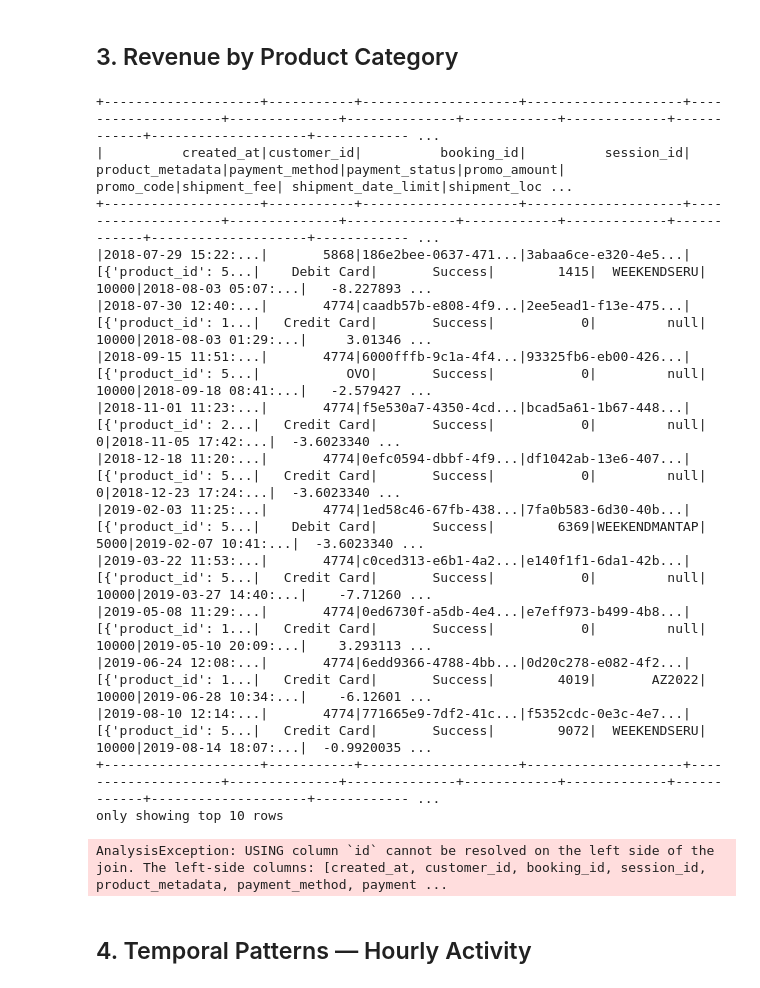
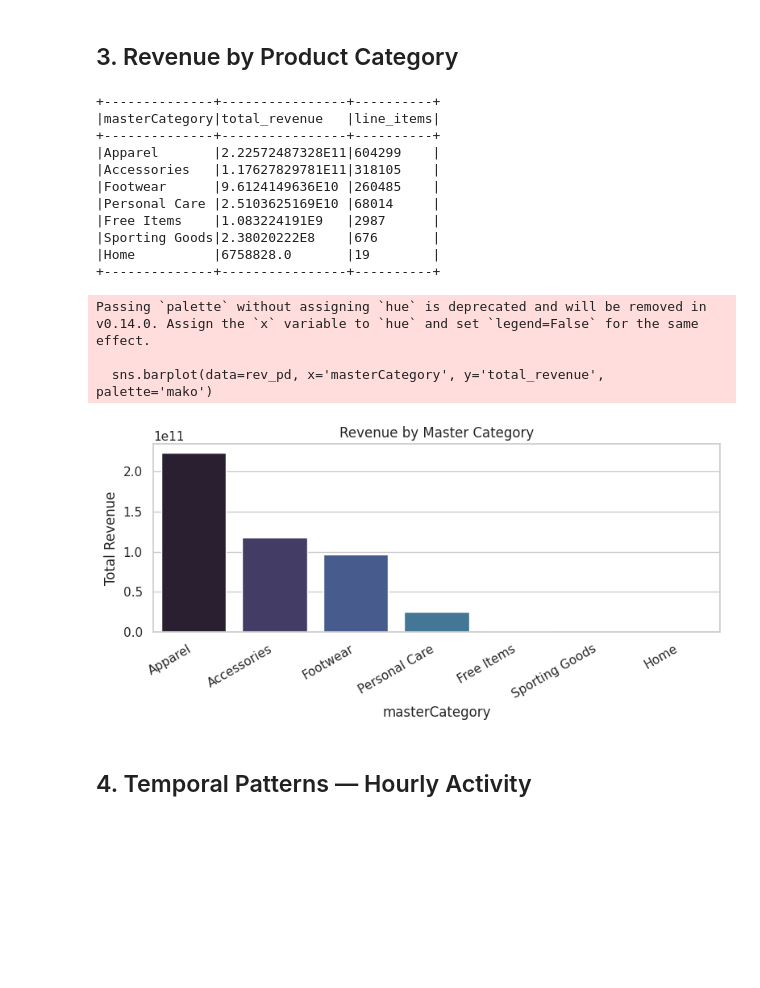
Before and after one commit to het7-5/Cloud_Comp_Project_Group_6, a Jupyter notebook: notebooks/eda.ipynb, the cells around one changed output. Drawn from its saved outputs; the diff is of its cells as text; code cells hidden in the pictures; blank space fills up the shorter version.

```diff
--- a/notebooks/eda.ipynb
+++ b/notebooks/eda.ipynb
@@ -53,29 +141,46 @@ NameError: name 'txns' is not defined
 # %% [markdown]
 ## 3. Revenue by Product Category
 # %%
-products_df = spark.read.parquet('../data/processed/products')
-# products_df.filter(products_df["id"] == 59263).show()
-txns.show(10)
-txns_enr = txns.join(products_df, 'id', 'left')
-rev_cat = txns_enr.groupBy('category').agg(_sum('transaction_total').alias('total_revenue'))
-rev_cat.orderBy('total_revenue', ascending=False).show(15)
+# transactions_exploded already has product_id; join to products_clean to bring masterCategory
+txns_enr = transactions.join(
+    products.select('product_id', 'masterCategory', 'subCategory'),
+    on='product_id', how='left'
+)
+
+# Revenue per line item = quantity * item_price (avoids double-count of total_amount across exploded rows)
+rev_cat = txns_enr \
+    .withColumn('line_revenue', F.col('quantity') * F.col('item_price')) \
+    .groupBy('masterCategory') \
+    .agg(_sum('line_revenue').alias('total_revenue'),
+         count('*').alias('line_items')) \
+    .orderBy('total_revenue', ascending=False)
+
+rev_cat.show(15, truncate=False)
+
+rev_pd = rev_cat.toPandas().dropna(subset=['masterCategory'])
+plt.figure(figsize=(8, 4))
+sns.barplot(data=rev_pd, x='masterCategory', y='total_revenue', palette='mako')
+plt.title('Revenue by Master Category')
+plt.ylabel('Total Revenue')
+plt.xticks(rotation=30, ha='right')
+plt.tight_layout()
+plt.show()
 # %% [output]
-+--------------------+-----------+--------------------+--------------------+--------------------+--------------+--------------+------------+-------------+------------+--------------------+------------ ...
-|          created_at|customer_id|          booking_id|          session_id|    product_metadata|payment_method|payment_status|promo_amount|   promo_code|shipment_fee| shipment_date_limit|shipment_loc ...
-+--------------------+-----------+--------------------+--------------------+--------------------+--------------+--------------+------------+-------------+------------+--------------------+------------ ...
-|2018-07-29 15:22:...|       5868|186e2bee-0637-471...|3abaa6ce-e320-4e5...|[{'product_id': 5...|    Debit Card|       Success|        1415|  WEEKENDSERU|       10000|2018-08-03 05:07:...|   -8.227893 ...
-|2018-07-30 12:40:...|       4774|caadb57b-e808-4f9...|2ee5ead1-f13e-475...|[{'product_id': 1...|   Credit Card|       Success|           0|         null|       10000|2018-08-03 01:29:...|     3.01346 ...
-|2018-09-15 11:51:...|       4774|6000fffb-9c1a-4f4...|93325fb6-eb00-426...|[{'product_id': 5...|           OVO|       Success|           0|         null|       10000|2018-09-18 08:41:...|   -2.579427 ...
-|2018-11-01 11:23:...|       4774|f5e530a7-4350-4cd...|bcad5a61-1b67-448...|[{'product_id': 2...|   Credit Card|       Success|           0|         null|           0|2018-11-05 17:42:...|  -3.6023340 ...
-|2018-12-18 11:20:...|       4774|0efc0594-dbbf-4f9...|df1042ab-13e6-407...|[{'product_id': 5...|   Credit Card|       Success|           0|         null|           0|2018-12-23 17:24:...|  -3.6023340 ...
-|2019-02-03 11:25:...|       4774|1ed58c46-67fb-438...|7fa0b583-6d30-40b...|[{'product_id': 5...|    Debit Card|       Success|        6369|WEEKENDMANTAP|        5000|2019-02-07 10:41:...|  -3.6023340 ...
-|2019-03-22 11:53:...|       4774|c0ced313-e6b1-4a2...|e140f1f1-6da1-42b...|[{'product_id': 5...|   Credit Card|       Success|           0|         null|       10000|2019-03-27 14:40:...|    -7.71260 ...
-|2019-05-08 11:29:...|       4774|0ed6730f-a5db-4e4...|e7eff973-b499-4b8...|[{'product_id': 1...|   Credit Card|       Success|           0|         null|       10000|2019-05-10 20:09:...|    3.293113 ...
-|2019-06-24 12:08:...|       4774|6edd9366-4788-4bb...|0d20c278-e082-4f2...|[{'product_id': 1...|   Credit Card|       Success|        4019|       AZ2022|       10000|2019-06-28 10:34:...|    -6.12601 ...
-|2019-08-10 12:14:...|       4774|771665e9-7df2-41c...|f5352cdc-0e3c-4e7...|[{'product_id': 5...|   Credit Card|       Success|        9072|  WEEKENDSERU|       10000|2019-08-14 18:07:...|  -0.9920035 ...
-+--------------------+-----------+--------------------+--------------------+--------------------+--------------+--------------+------------+-------------+------------+--------------------+------------ ...
-only showing top 10 rows
++--------------+----------------+----------+
+|masterCategory|total_revenue   |line_items|
++--------------+----------------+----------+
+|Apparel       |2.22572487328E11|604299    |
+|Accessories   |1.17627829781E11|318105    |
+|Footwear      |9.6124149636E10 |260485    |
+|Personal Care |2.5103625169E10 |68014     |
+|Free Items    |1.083224191E9   |2987      |
+|Sporting Goods|2.38020222E8    |676       |
+|Home          |6758828.0       |19        |
++--------------+----------------+----------+
-AnalysisException: USING column `id` cannot be resolved on the left side of the join. The left-side columns: [created_at, customer_id, booking_id, session_id, product_metadata, payment_method, payment ...
+Passing `palette` without assigning `hue` is deprecated and will be removed in v0.14.0. Assign the `x` variable to `hue` and set `legend=False` for the same effect.
+
+  sns.barplot(data=rev_pd, x='masterCategory', y='total_revenue', palette='mako')
+[figure, added]
 # %% [markdown]
 ## 4. Temporal Patterns — Hourly Activity
 # %%
```
Also changed, not shown: parts of 7 cells of this notebook, 7 other files.
